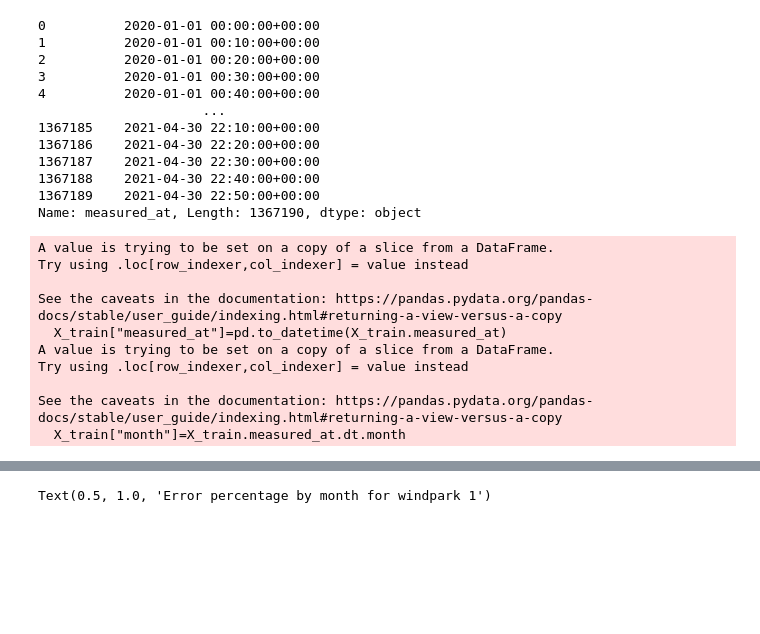
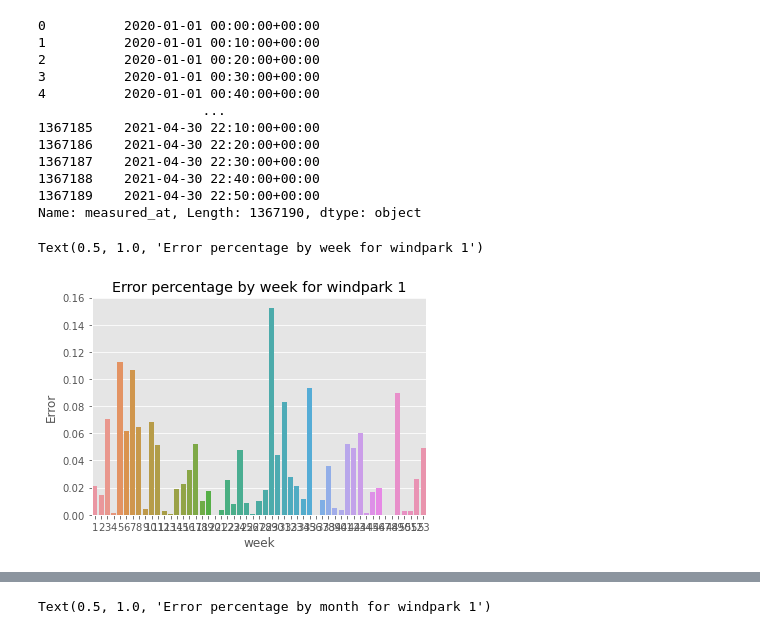
Before and after one commit to DZuercher/Datathlon2022, a Jupyter notebook: exploration/notebook_matthias.ipynb, the cells around one changed output, grey strips where cells are left out. Saved outputs shown, nothing was run; the diff lists cells and outputs as text; code cells hidden in the pictures; blank space fills up the shorter version.

Commit message:
Weekly park error analysis

```diff
--- a/exploration/notebook_matthias.ipynb
+++ b/exploration/notebook_matthias.ipynb
@@ -207,14 +207,11 @@ X_train["measured_at"]=pd.to_datetime(X_train.measured_at)
 X_train["month"]=X_train.measured_at.dt.month
 df["measured_at"]=pd.to_datetime(df.measured_at)
 df["month"]=df.measured_at.dt.month
+df["week"]=df.measured_at.dt.isocalendar().week
+X_train["week"]=df.measured_at.dt.isocalendar().week
-# %% [output]
-A value is trying to be set on a copy of a slice from a DataFrame.
-Try using .loc[row_indexer,col_indexer] = value instead
-
-See the caveats in the documentation: https://pandas.pydata.org/pandas-docs/stable/user_guide/indexing.html#returning-a-view-versus-a-copy
-  X_train["measured_at"]=pd.to_datetime(X_train.measured_at)
-A value is trying to be set on a copy of a slice from a DataFrame.
-Try using .loc[row_indexer,col_indexer] = value instead
-
-See the caveats in the documentation: https://pandas.pydata.org/pandas-docs/stable/user_guide/indexing.html#returning-a-view-versus-a-copy
-  X_train["month"]=X_train.measured_at.dt.month
+# %%
+sns.barplot(data=df[df.park_id==1], y="Error",x="week",ci=None)
+plt.title("Error percentage by week for windpark 1")
+# %% [output]
+Text(0.5, 1.0, 'Error percentage by week for windpark 1')
+[figure, added]
```
Also changed, not shown: parts of 1 cell of this notebook, 3 other files.
